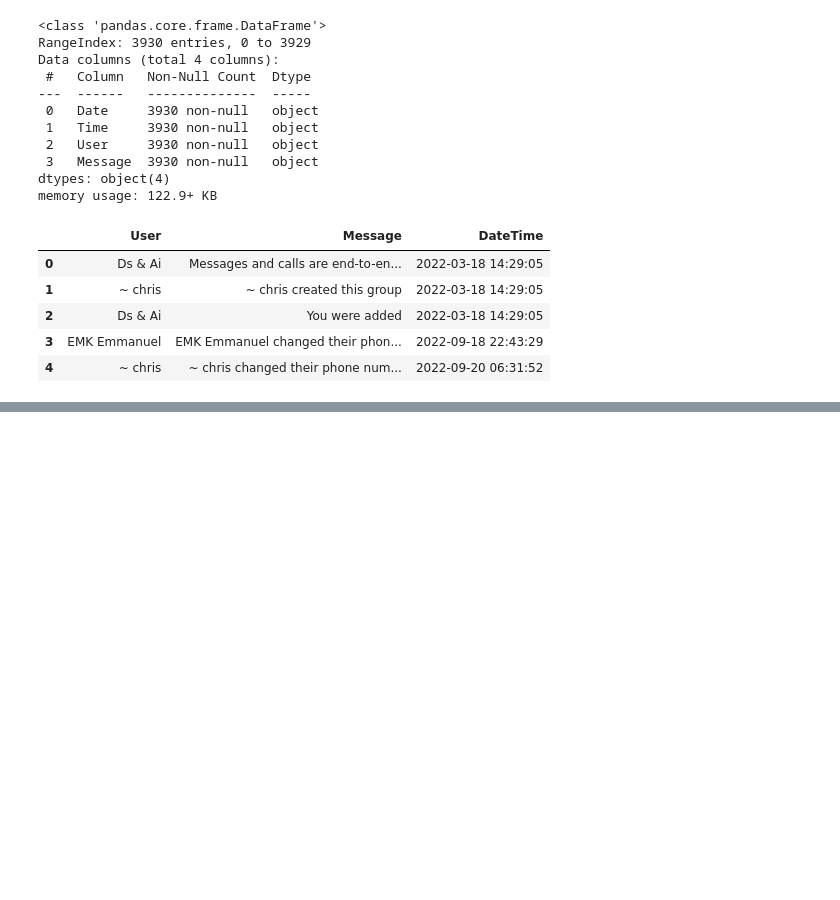
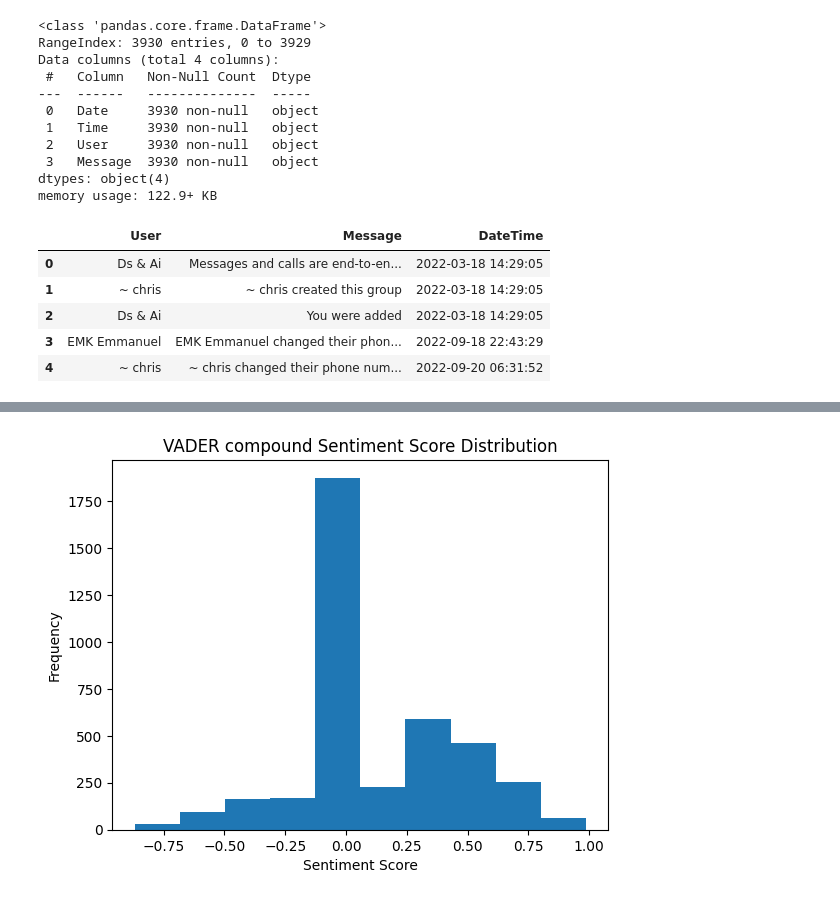
Before and after one commit to leroyokosi/msc_whatsapp_analysis, a Jupyter notebook: code.ipynb, the cells around one changed output, grey strips where cells are left out. Drawn from its saved outputs; the diff is of its cells as text; code cells hidden in the pictures; blank space fills up the shorter version.

Commit message:
Sentiment Analysis | VADER

```diff
--- a/code.ipynb
+++ b/code.ipynb
@@ -89,0 +92,14 @@ df.head()
+# %%
+# Select relevant column for VADER sentiment analysis
+reviews = df['Message']
+# %%
+from nltk.sentiment import SentimentIntensityAnalyzer
+# using the VADER pre-trained sentiment analyzer
+sia = SentimentIntensityAnalyzer()
+# define the get_sentiment_scores function
+def get_sentiment_scores(text):
+    scores = sia.polarity_scores(text)
+    return scores
+# %%
+# apply the get_sentiment_scores function to each review
+df['sentiment_scores'] = reviews.apply(get_sentiment_scores)
@@ -89,0 +115,15 @@ df.head()
+# %%
+'''The negative, neutral, and positive scores represent the proportion of the text that falls into each category,
+while the compound score represents an aggregated score that ranges from -1 (most negative) to 1 (most positive)
+and reflects the overall sentiment of the text.'''
+
+# create new columns for each sentiment score
+df['vader_neg'] = df['sentiment_scores'].apply(lambda x: x['neg'])
+df['vader_neu'] = df['sentiment_scores'].apply(lambda x: x['neu'])
+df['vader_pos'] = df['sentiment_scores'].apply(lambda x: x['pos'])
+df['vader_compound'] = df['sentiment_scores'].apply(lambda x: x['compound'])
+
+# drop the original sentiment_scores column
+df.drop('sentiment_scores', axis=1, inplace=True)
+
+df.head()
@@ -89,0 +137,10 @@ df.head()
+# %%
+from matplotlib import pyplot as plt
+# visual distribution of sentiment scores in a histogram
+plt.hist(df["vader_compound"])
+plt.title("VADER compound Sentiment Score Distribution")
+plt.xlabel("Sentiment Score")
+plt.ylabel("Frequency")
+plt.show()
+# %% [output]
+[figure, added]
```
Also changed, not shown: parts of 7 cells of this notebook.
